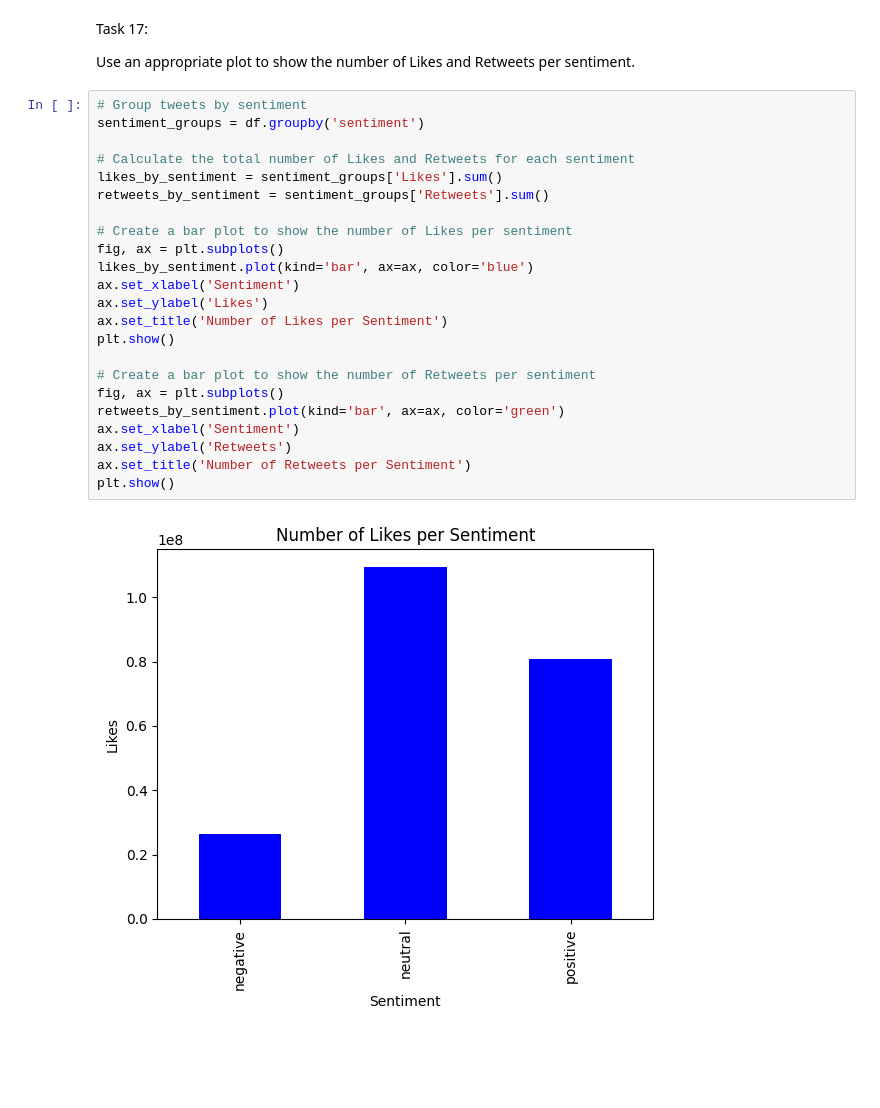
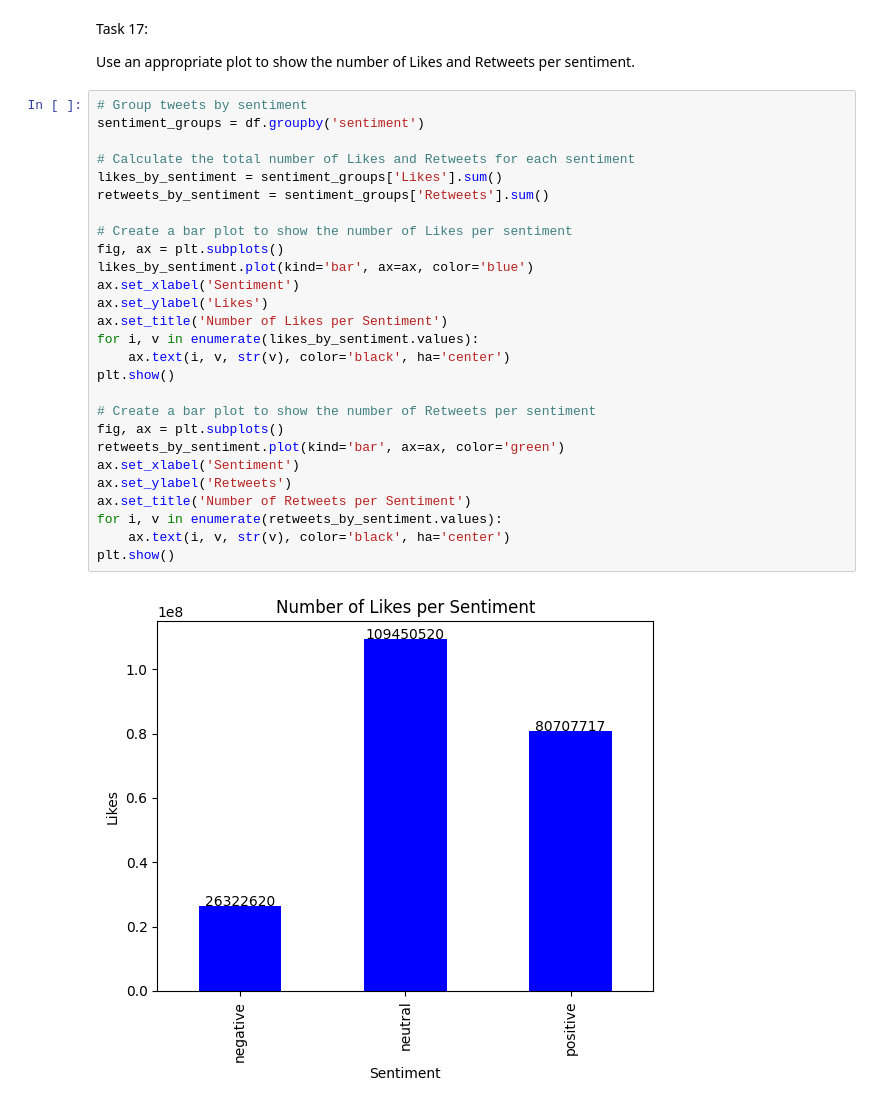
Before and after one commit to Ms-Shaukat/DataAnalyticsProjectsandPortfolio, a Jupyter notebook: DA_Green_Assignment2_Munazza_Shaukat_munazza_guide_gmail_com.ipynb, the cells around one changed output. Saved outputs shown, nothing was run; the diff lists cells and outputs as text; blank space fills up the shorter version.

```diff
--- a/DA_Green_Assignment2_Munazza_Shaukat_munazza_guide_gmail_com.ipynb
+++ b/DA_Green_Assignment2_Munazza_Shaukat_munazza_guide_gmail_com.ipynb
@@ -758,25 +758,29 @@ Use an appropriate plot to show the number of Likes and Retweets per sentiment.
 # %%
 # Group tweets by sentiment
 sentiment_groups = df.groupby('sentiment')
 
 # Calculate the total number of Likes and Retweets for each sentiment
 likes_by_sentiment = sentiment_groups['Likes'].sum()
 retweets_by_sentiment = sentiment_groups['Retweets'].sum()
 
 # Create a bar plot to show the number of Likes per sentiment
 fig, ax = plt.subplots()
 likes_by_sentiment.plot(kind='bar', ax=ax, color='blue')
 ax.set_xlabel('Sentiment')
 ax.set_ylabel('Likes')
 ax.set_title('Number of Likes per Sentiment')
+for i, v in enumerate(likes_by_sentiment.values):
+    ax.text(i, v, str(v), color='black', ha='center')
 plt.show()
 
 # Create a bar plot to show the number of Retweets per sentiment
 fig, ax = plt.subplots()
 retweets_by_sentiment.plot(kind='bar', ax=ax, color='green')
 ax.set_xlabel('Sentiment')
 ax.set_ylabel('Retweets')
 ax.set_title('Number of Retweets per Sentiment')
+for i, v in enumerate(retweets_by_sentiment.values):
+    ax.text(i, v, str(v), color='black', ha='center')
 plt.show()
 # %% [output]
-[figure, old version]
+[figure, new version]
```
Also changed, not shown: parts of 2 cells of this notebook.
